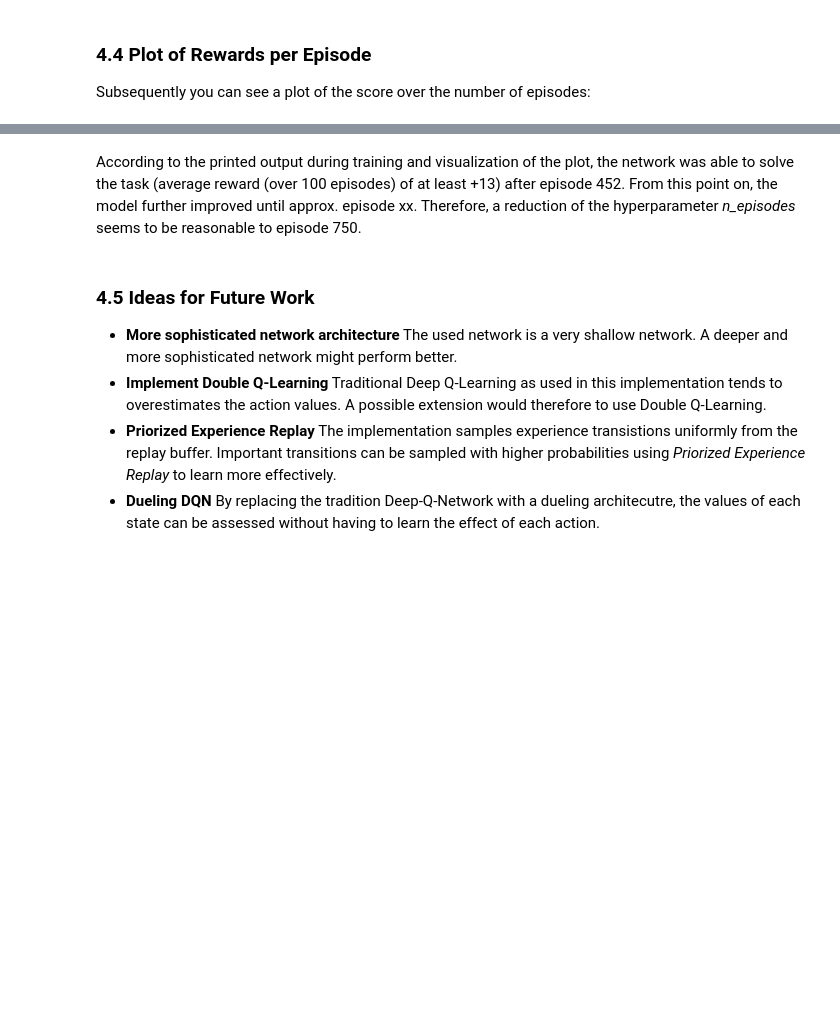
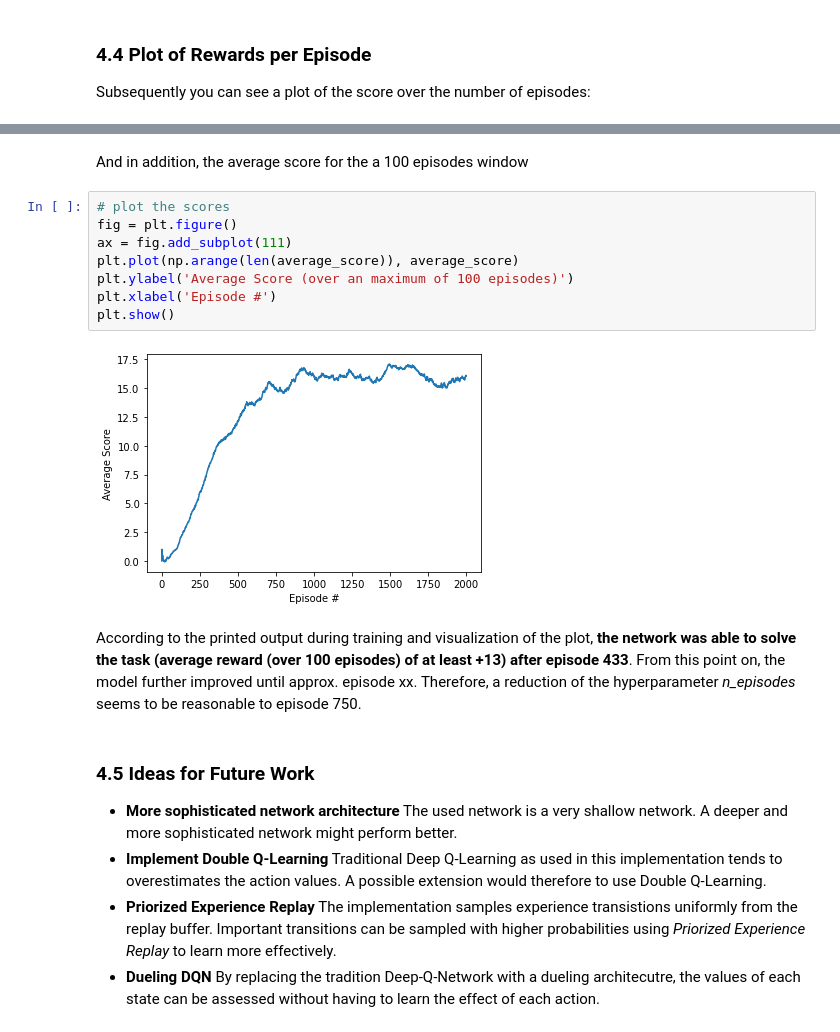
Before and after one commit to sebastian-kleinschmidt/RL_BananaHunter, a Jupyter notebook: Report.ipynb, the cells around one changed output, grey strips where cells are left out. Saved outputs shown, nothing was run; the diff lists cells and outputs as text; blank space fills up the shorter version.

```diff
--- a/Report.ipynb
+++ b/Report.ipynb
@@ -230,5 +232,17 @@ plt.show()
+# %% [markdown]
+And in addition, the average score for the a 100 episodes window
+# %%
+# plot the scores
+fig = plt.figure()
+ax = fig.add_subplot(111)
+plt.plot(np.arange(len(average_score)), average_score)
+plt.ylabel('Average Score (over an maximum of 100 episodes)')
+plt.xlabel('Episode #')
+plt.show()
+# %% [output]
+[figure, added]
 # %% [markdown]
-According to the printed output during training and visualization of the plot, the network was able to solve the task (average reward (over 100 episodes) of at least +13) after episode 452. From this point on, the model further improved until approx. episode xx. Therefore, a reduction of the hyperparameter *n_episodes* seems to be reasonable to episode 750.
+According to the printed output during training and visualization of the plot, **the network was able to solve the task (average reward (over 100 episodes) of at least +13) after episode 433**. From this point on, the model further improved until approx. episode xx. Therefore, a reduction of the hyperparameter *n_episodes* seems to be reasonable to episode 750.
 # %% [markdown]
 ### 4.5 Ideas for Future Work
 - **More sophisticated network architecture**
```
Also changed, not shown: parts of 5 cells of this notebook, 1 other file.
